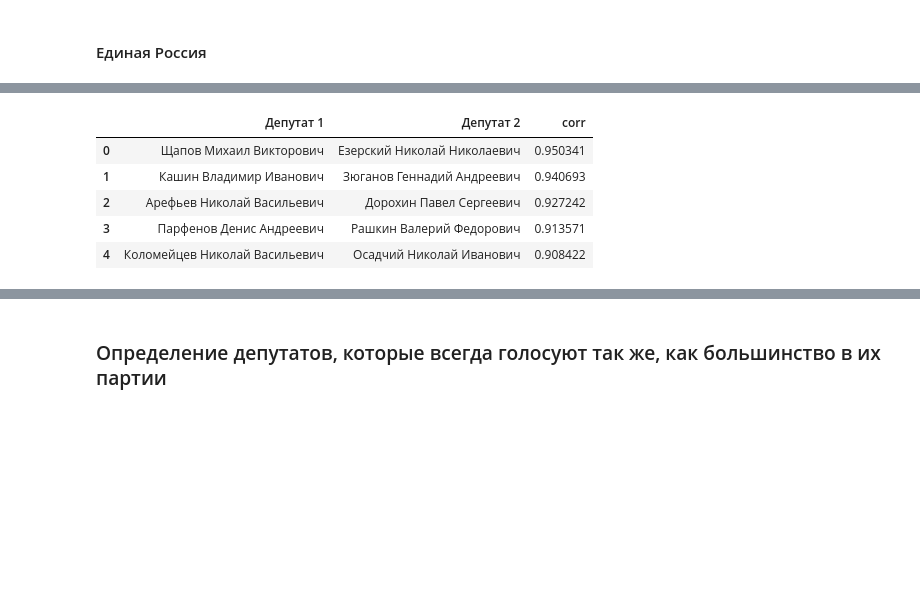
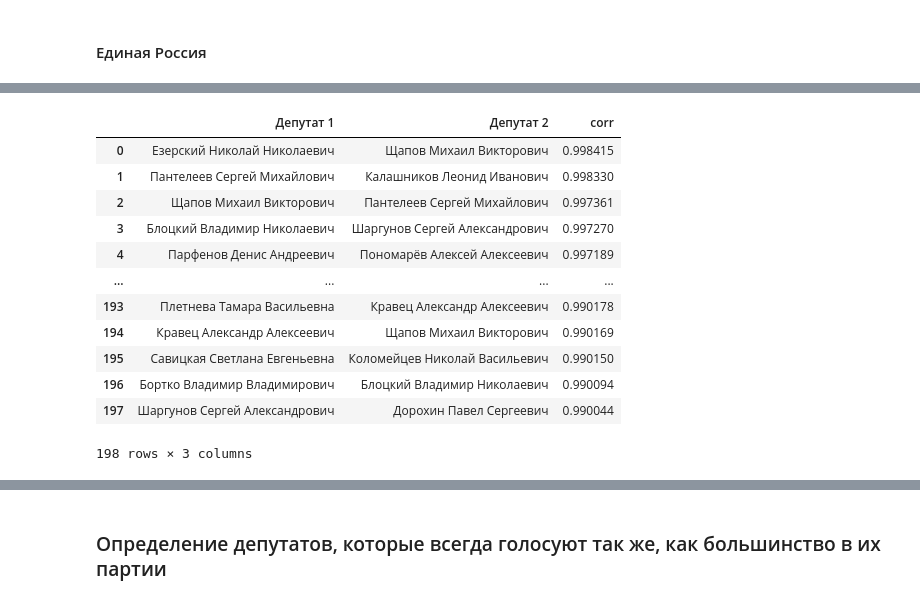
Before and after one commit to drheavy/GD_vote, a Jupyter notebook: GD_vote_results-Correlation.ipynb, the cells around one changed output, grey strips where cells are left out. Saved outputs shown, nothing was run; the diff lists cells and outputs as text; code cells hidden in the pictures; blank space fills up the shorter version.

```diff
--- a/GD_vote_results-Correlation.ipynb
+++ b/GD_vote_results-Correlation.ipynb
@@ -86,11 +82,11 @@ sns.heatmap(corr, mask=mask, annot=True, fmt='.2f')
 # %% [markdown]
 #### ЛДПР
 # %%
-df_LDPR = df_full.loc[:, dep_df_cr[dep_df_cr[0] == 'ЛДПР'].index]
-df_LDPR['LDPR_result'] = df_LDPR.apply(vote_result, axis='columns').map(lambda x: int(abs(x)/x) if x != 0 else 0)
+df['ЛДПР'] = df_full.loc[:, dep_df_cr[dep_df_cr == 'ЛДПР'].index]
 
-corr = df_LDPR.corr()
-mask = np.triu(np.ones_like(corr, dtype=bool))
-plt.figure(figsize=(15,10))
-sns.heatmap(corr, mask=mask, annot=True, fmt='.2f');
+df['ЛДПР']['party_result'] = df['ЛДПР'].apply(vote_result, axis='columns').map(lambda x: int(abs(x)/x) if x != 0 else 0)
+
+df['ЛДПР'].apply(votes_olny, axis='columns')
+
+corr_func(df['ЛДПР'], figsize=(17,12))
 # %% [output]
@@ -98,11 +94,11 @@ sns.heatmap(corr, mask=mask, annot=True, fmt='.2f');
 # %% [markdown]
 #### КПРФ
 # %%
-df_KPRF = df_full.loc[:, dep_df_cr[dep_df_cr[0] == 'КПРФ'].index]
-df_KPRF['KPRF_result'] = df_KPRF.apply(vote_result, axis='columns').map(lambda x: int(abs(x)/x) if x != 0 else 0)
+df['КПРФ'] = df_full.loc[:, dep_df_cr[dep_df_cr == 'КПРФ'].index]
 
-corr = df_KPRF.corr()
-mask = np.triu(np.ones_like(corr, dtype=bool))
-plt.figure(figsize=(20,20))
-sns.heatmap(corr, mask=mask, annot=True, fmt='.2f');
+df['КПРФ']['party_result'] = df['КПРФ'].apply(vote_result, axis='columns').map(lambda x: int(abs(x)/x) if x != 0 else 0)
+
+df['КПРФ'].apply(votes_olny, axis='columns')
+
+corr_func(df['КПРФ'], figsize=(20,15))
 # %% [output]
@@ -110,11 +106,11 @@ sns.heatmap(corr, mask=mask, annot=True, fmt='.2f');
 # %% [markdown]
 #### Единая Россия
 # %%
-df_ER = df_full.loc[:, dep_df_cr[dep_df_cr[0] == 'ЕР'].index]
-df_ER['ER_result'] = df_ER.apply(vote_result, axis='columns').map(lambda x: int(abs(x)/x) if x != 0 else 0)
+df['ЕР'] = df_full.loc[:, dep_df_cr[dep_df_cr == 'ЕР'].index]
 
-corr = df_ER.corr()
-mask = np.triu(np.ones_like(corr, dtype=bool))
-plt.figure(figsize=(20,20))
-sns.heatmap(corr, mask=mask, fmt='.2f')
+df['ЕР']['party_result'] = df['ЕР'].apply(vote_result, axis='columns').map(lambda x: int(abs(x)/x) if x != 0 else 0)
+
+df['ЕР'].apply(votes_olny, axis='columns')
+
+corr_func(df['ЕР'], annot=False, figsize=(70,80))
 # %% [output]
@@ -123,6 +118,6 @@ sns.heatmap(corr, mask=mask, fmt='.2f')
 # %%
 # Определение попарных корреляций выше заданного threshold
-def corr_feature_detect(data, threshold=0.8, feature_name='feature'):
+def corr_feature_detect(data, threshold=0.9, feature_name='feature'):
 
     feature1 = feature_name + ' 1'
     feature2 = feature_name + ' 2'
@@ -156,10 +159,17 @@ corr_feature_detect(data=df_LDPR, threshold=0.9, feature_name='Депутат')
 # %%
-corr_feature_detect(data=df_KPRF, threshold=0.9, feature_name='Депутат')
+corr_feature_detect(data=df['КПРФ'].drop(columns=['party_result']), threshold=0.99, feature_name='Депутат')
 # %% [output]
 |  | Депутат 1 | Депутат 2 | corr |
-| 0 | Щапов Михаил Викторович | Езерский Николай Николаевич | 0.950341 |
-| 1 | Кашин Владимир Иванович | Зюганов Геннадий Андреевич | 0.940693 |
-| 2 | Арефьев Николай Васильевич | Дорохин Павел Сергеевич | 0.927242 |
-| 3 | Парфенов Денис Андреевич | Рашкин Валерий Федорович | 0.913571 |
-| 4 | Коломейцев Николай Васильевич | Осадчий Николай Иванович | 0.908422 |
+| 0 | Езерский Николай Николаевич | Щапов Михаил Викторович | 0.998415 |
+| 1 | Пантелеев Сергей Михайлович | Калашников Леонид Иванович | 0.998330 |
+| 2 | Щапов Михаил Викторович | Пантелеев Сергей Михайлович | 0.997361 |
+| 3 | Блоцкий Владимир Николаевич | Шаргунов Сергей Александрович | 0.997270 |
+| 4 | Парфенов Денис Андреевич | Пономарёв Алексей Алексеевич | 0.997189 |
+| ... | ... | ... | ... |
+| 193 | Плетнева Тамара Васильевна | Кравец Александр Алексеевич | 0.990178 |
+| 194 | Кравец Александр Алексеевич | Щапов Михаил Викторович | 0.990169 |
+| 195 | Савицкая Светлана Евгеньевна | Коломейцев Николай Васильевич | 0.990150 |
+| 196 | Бортко Владимир Владимирович | Блоцкий Владимир Николаевич | 0.990094 |
+| 197 | Шаргунов Сергей Александрович | Дорохин Павел Сергеевич | 0.990044 |
+198 rows × 3 columns
 # %%
```
Also changed, not shown: parts of 38 cells of this notebook, 3 other files.
